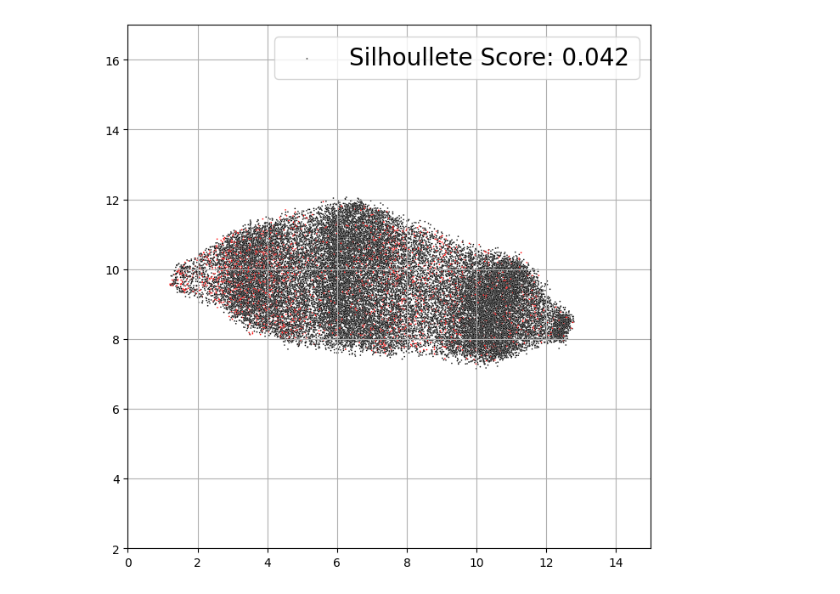
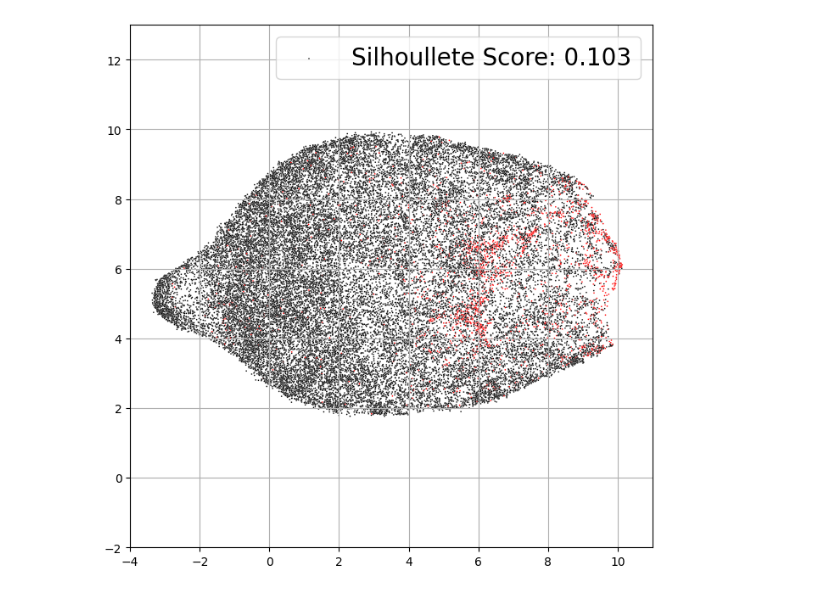
Before and after one commit to Kleen-Lab/ripple_IED_paper, a Jupyter notebook: Figure_2/Figure2_A.ipynb, the cells around one changed output. Drawn from its saved outputs; the diff is of its cells as text; code cells hidden in the pictures.

Commit message:
add cached figures and necessary changes

```diff
--- a/Figure_2/Figure2_A.ipynb
+++ b/Figure_2/Figure2_A.ipynb
@@ -1,32 +1,54 @@
 # %%
-# ------------------------------------------------------------
-# Fast/reproducible entry point: start from this cell on reruns.
-# This cell is self-contained except for the cached .npz file
-# generated once by Cell 1.
-# ------------------------------------------------------------
+# ============================================================
+# Fast reproducible start for Figure 2B.
+# This cell can be run directly after restarting the kernel.
+# ============================================================
 import collections
 import numpy as np
 import matplotlib.pyplot as plt
 import seaborn as sns
 import umap.umap_ as umap
+
+from sklearn.cluster import KMeans
+from sklearn.metrics import pairwise_distances_argmin_min, silhouette_score
 from sklearn.preprocessing import normalize
-from sklearn.metrics import silhouette_score
 
-cache_file = "Figure2_A_cached_inputs.npz"
-with np.load(cache_file, allow_pickle=False) as cached:
+CACHE_FILE = "Figure2_B_cached_inputs.npz"
+with np.load(CACHE_FILE, allow_pickle=False) as cached:
     all_vectors = cached["all_vectors"]
     all_spikes_label = cached["all_spikes_label"]
 
-print("Loaded cached inputs:")
-print("  all_vectors:", all_vectors.shape)
-print("  all_spikes_label:", all_spikes_label.shape)
+print(f"Loaded cached Figure 2B inputs from: {CACHE_FILE}")
+print("all_vectors:", all_vectors.shape)
+print("all_spikes_label:", all_spikes_label.shape)
 
 def kl_divergence(p, q, eps=1e-10):
     p = np.clip(p, eps, 1)
     q = np.clip(q, eps, 1)
     return np.sum(p * np.log(p / q))
 
+
+
 D_id_color = collections.defaultdict(str)
+
+D_id_color['EC130_513'] = 'red'
+D_id_color['EC131_513'] = 'green'
+D_id_color['EC133_513'] = 'blue'
+D_id_color['EC135_513'] = 'yellow'
+D_id_color['EC137_513'] = 'pink'
+D_id_color['EC143_513'] = 'purple'
+D_id_color['EC157_513'] = 'brown'
+D_id_color['EC162_513'] = 'cyan'
+D_id_color['EC175_513'] = 'orange'
+D_id_color['EC183_513'] = 'black'
+D_id_color['EC186_513'] = 'gold'
+D_id_color['EC187_513'] = 'rosybrown'
+D_id_color['EC191_513'] = 'grey'
+D_id_color['EC196_513'] = 'skyblue'
+D_id_color['EC219_513'] = 'bisque'
+D_id_color['EC220_513'] = 'tan'
+D_id_color['EC221_513'] = 'khaki'
+D_id_color['EC222_513'] = 'olive'
 
 
 D_id_color[0] = 'blue'
@@ -67,25 +89,8 @@ closest, all_points_w_labels = pairwise_distances_argmin_min(kmeans_label.cluste
 print(closest)
 print(kmeans_label)
 
-c_list = []
-for i, txt in enumerate(all_spikes_label):
-    spike = all_spikes_label[i]
-    if spike == 0:
-        # cc = [1, 1, 1]  # White
-        cc = [0, 0, 0]   # Black
-    else:
-        cc = [1, 0, 0]
-        # cc = [0, 0, 0]
-        # cc = [1, 1, 1]
-    c_list.append(cc)
-
-
-fig, ax = plt.subplots(figsize=(8,8))
-ax = sns.scatterplot(x=embedding[:,0], y=embedding[:,1], c=c_list, s=1.5)
-# ax = sns.scatterplot(x=embedding[:,0], y=embedding[:,1], c=[D_id_color[f] for f in kmeans_label.labels_], s=0.8)
 
 actual_score = silhouette_score(embedding, all_spikes_label)
-
 
 
 def total_kl_divergence(X, labels):
@@ -109,17 +114,35 @@ def total_kl_divergence(X, labels):
 total_kl = total_kl_divergence(embedding, all_spikes_label)
 
 
+c_list = []
+for i, txt in enumerate(all_spikes_label):
+    spike = all_spikes_label[i]
+    if spike == 0:
+        # cc = [1, 1, 1]  # White
+        cc = [0, 0, 0]   # Black
+    else:
+        cc = [1, 0, 0]
+        # cc = [0, 0, 0]
+        # cc = [1, 1, 1]
+    c_list.append(cc)
+
+
+fig, ax = plt.subplots(figsize=(8,8))
+ax = sns.scatterplot(x=embedding[:,0], y=embedding[:,1], c=c_list, s=1.5)
+# ax = sns.scatterplot(x=embedding[:,0], y=embedding[:,1], c=[D_id_color[f] for f in kmeans_label.labels_], s=0.8)
 
 ax.grid(True)
 ax.set_aspect('equal')
-ax.set_xlim(0, 15)
-ax.set_ylim(2, 17)
-ax.legend(["Silhoullete Score: "+str(f"{actual_score:.3f}")], fontsize=20, ncol=1)
-# ax.legend(["KL Divergence: "+str(f"{total_kl:.3f}")], fontsize=20, ncol=1)
+
+ax.set_xlim(-4, 11)
+ax.set_ylim(-2, 13)
 # ax.set_xticklabels([])
 # ax.set_yticklabels([])
 # ax.title.set_text("Patient with Psudo Kmeans Labels: ")
+print(str(actual_score))
+ax.legend(["Silhoullete Score: "+str(f"{actual_score:.3f}")], fontsize=20,ncol=1)
+# ax.legend(["KL Divergence: "+str(f"{total_kl:.3f}")], fontsize=20, ncol=1)
 ax.figure.show()
-# ax.figure.savefig("kmeans_label_traces_"+str(number_cluster)+"_filtered.png")
+# ax.figure.savefig("kmeans_label_traces_"+str(number_cluster)+".png")
 # plt.close()
 # %% [output]
@@ -157 +180 @@ KMeans(n_clusters=5, n_init=10, random_state=920)
-[figure, old version]
+[figure, new version]
```
Also changed, not shown: parts of 1 cell of this notebook, 11 other files.
